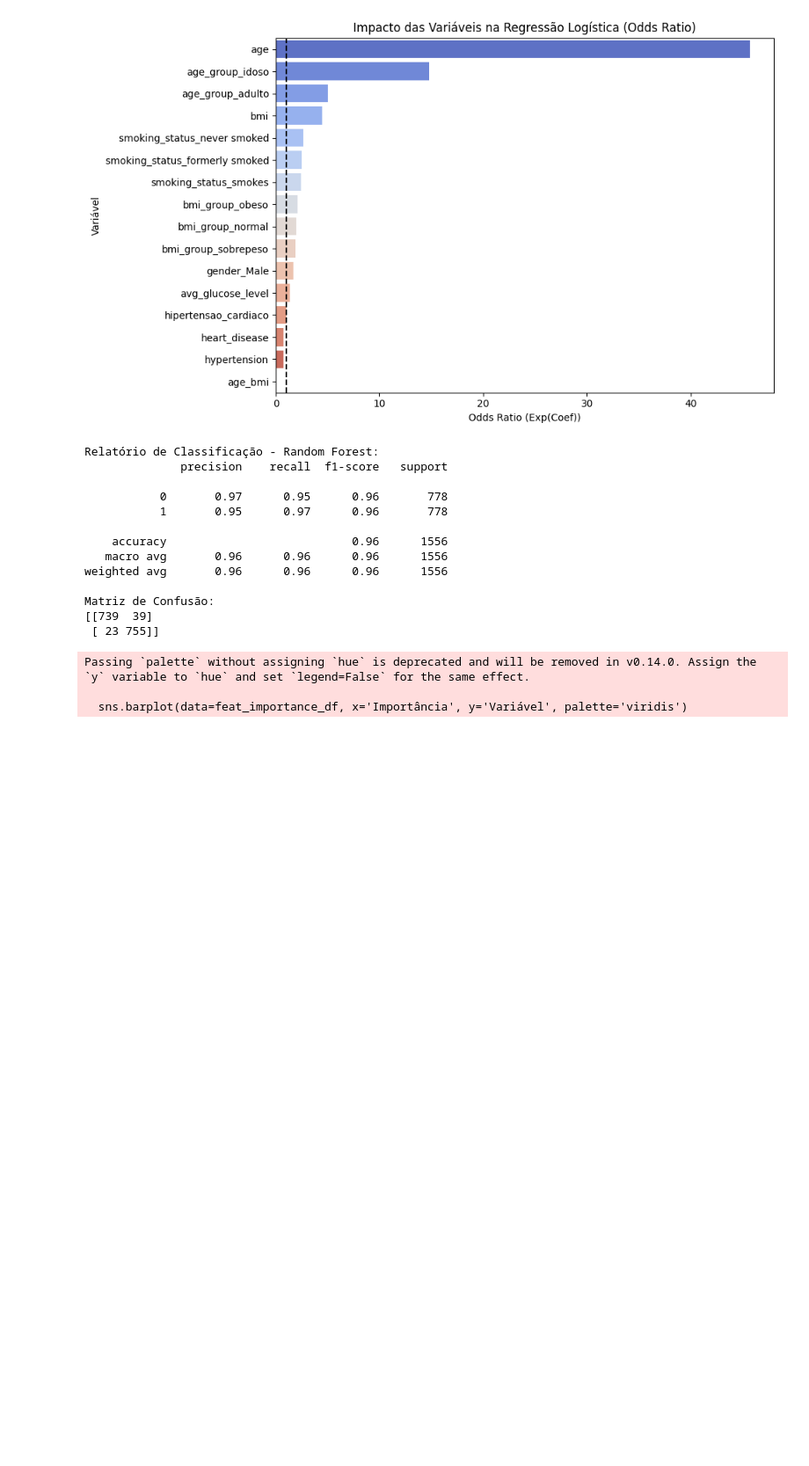
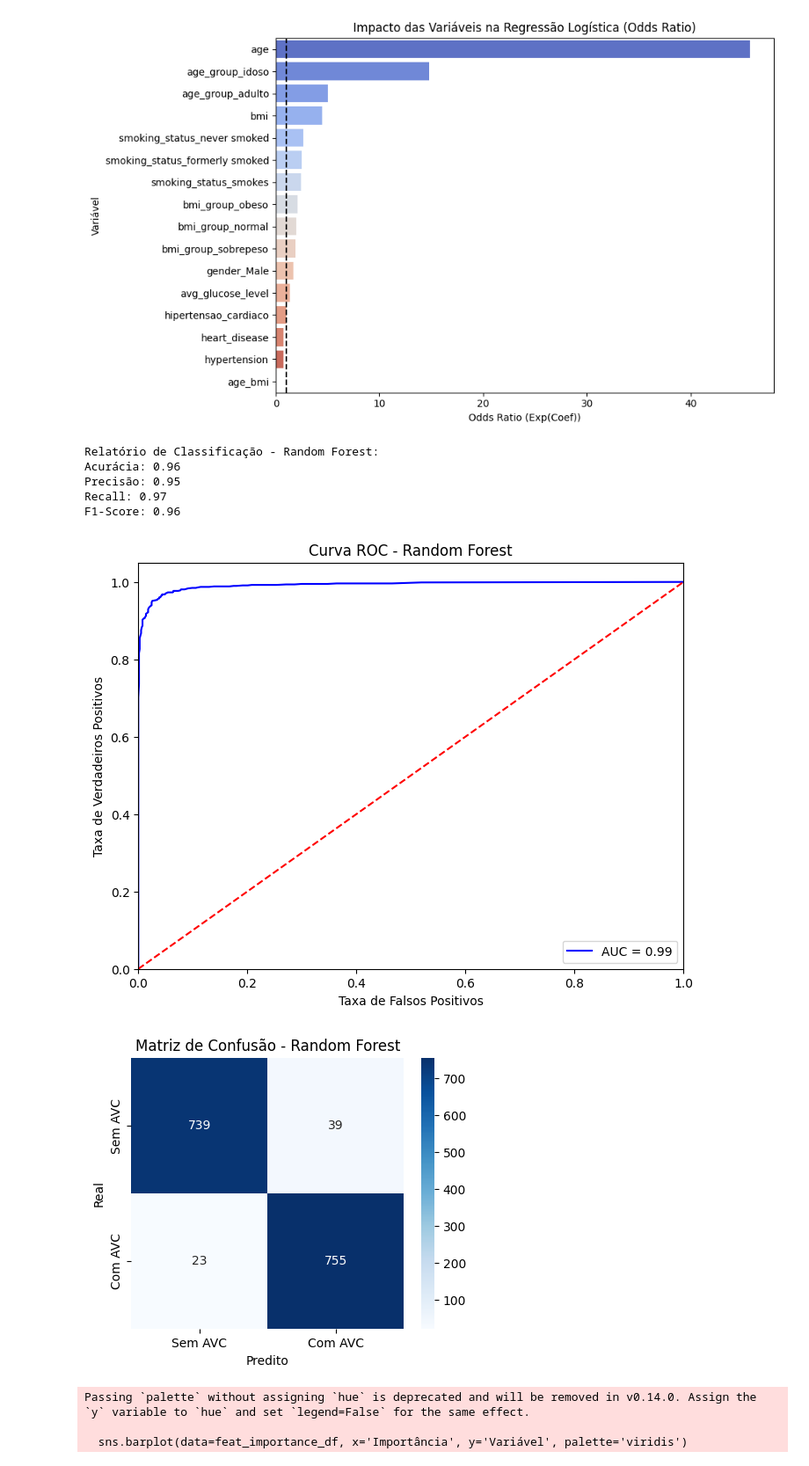
Before and after one commit to GabrielRolla/Trabalho-1, a Jupyter notebook: trabalho1.ipynb, the cells around one changed output. Shown at 88% size. Drawn from its saved outputs; the diff is of its cells as text; code cells hidden in the pictures; blank space fills up the shorter version.

```diff
--- a/trabalho1.ipynb
+++ b/trabalho1.ipynb
@@ -483,29 +506,48 @@ Passing `palette` without assigning `hue` is deprecated and will be removed in v
 # %%
 # random forest
 from sklearn.ensemble import RandomForestClassifier
 
 rf_model = RandomForestClassifier(n_estimators=100, random_state=42)
 rf_model.fit(X_train_scaled, y_train)
 # Avaliação do modelo Random Forest
 y_pred_rf = rf_model.predict(X_test_scaled)
 print("Relatório de Classificação - Random Forest:")
-print(classification_report(y_test, y_pred_rf))
-print("Matriz de Confusão:")
-print(confusion_matrix(y_test, y_pred_rf))
+
+print("Acurácia:", round(rf_model.score(X_test_scaled, y_test), 2))
+print("Precisão:", round(precision_score(y_test, y_pred_rf), 2))
+print("Recall:", round(recall_score(y_test, y_pred_rf), 2))
+print("F1-Score:", round(f1_score(y_test, y_pred_rf), 2))
+
+from sklearn.metrics import roc_curve, auc
+fpr, tpr, thresholds = roc_curve(y_test, rf_model.predict_proba(X_test_scaled)[:, 1])
+roc_auc = auc(fpr, tpr)
+plt.figure(figsize=(8, 6))
+plt.plot(fpr, tpr, color='blue', label='AUC = {:.2f}'.format(roc_auc))
+plt.plot([0, 1], [0, 1], color='red', linestyle='--')
+plt.xlim([0.0, 1.0])
+plt.ylim([0.0, 1.05])
+plt.xlabel('Taxa de Falsos Positivos')
+plt.ylabel('Taxa de Verdadeiros Positivos')
+plt.title('Curva ROC - Random Forest')
+plt.legend(loc='lower right')
+plt.show()
+
+#grafico da matriz de confusão
+cm = confusion_matrix(y_test, y_pred_rf)
+plt.figure(figsize=(5,4))
+sns.heatmap(cm, annot=True, fmt='d', cmap='Blues', xticklabels=['Sem AVC', 'Com AVC'], yticklabels=['Sem AVC', 'Com AVC'])
+plt.xlabel('Predito')
+plt.ylabel('Real')
+plt.title('Matriz de Confusão - Random Forest')
+plt.show()
 # %% [output]
 Relatório de Classificação - Random Forest:
-              precision    recall  f1-score   support
-
-           0       0.97      0.95      0.96       778
-           1       0.95      0.97      0.96       778
-
-    accuracy                           0.96      1556
-   macro avg       0.96      0.96      0.96      1556
-weighted avg       0.96      0.96      0.96      1556
-
-Matriz de Confusão:
-[[739  39]
- [ 23 755]]
+Acurácia: 0.96
+Precisão: 0.95
+Recall: 0.97
+F1-Score: 0.96
+[figure, added]
+[figure, added]
 # %%
 import pandas as pd
 import matplotlib.pyplot as plt
```
Also changed, not shown: parts of 1 cell of this notebook.
